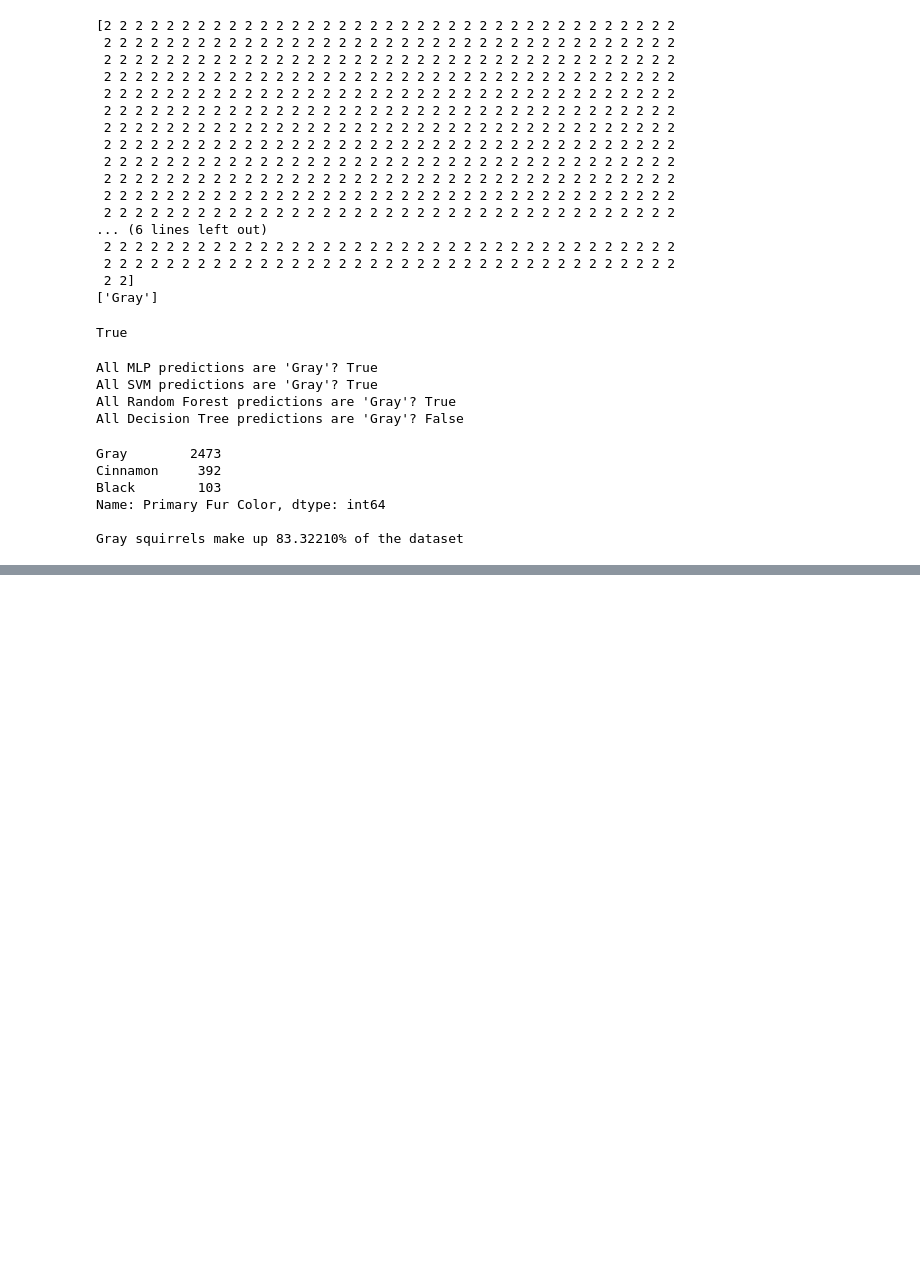
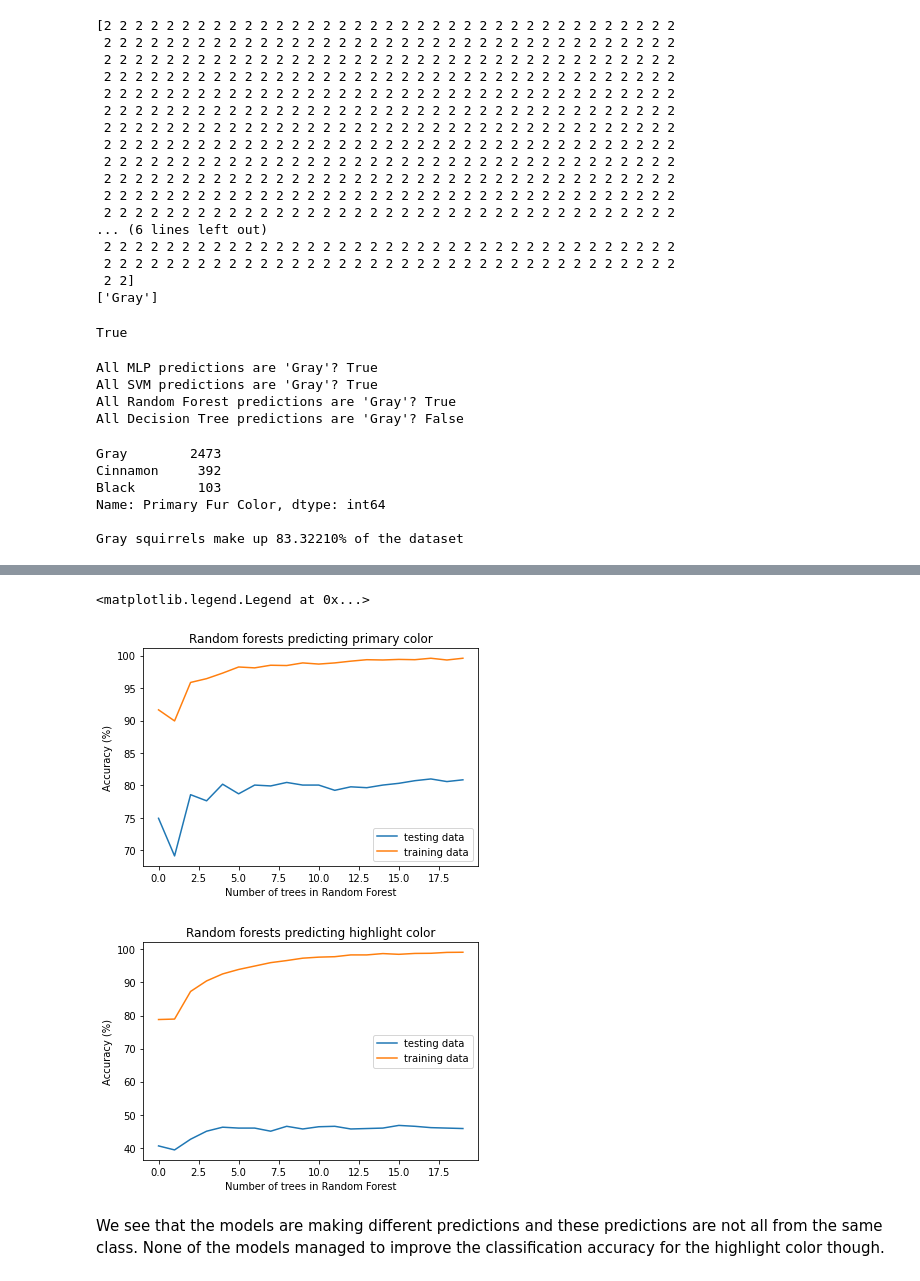
Before and after one commit to v-razon/Squirrels, a Jupyter notebook: notebook_Predicting_the_Colors_of_Squirrels_in_Central_Park.ipynb, the cells around one changed output, grey strips where cells are left out. Saved outputs shown, nothing was run; the diff lists cells and outputs as text; code cells hidden in the pictures; blank space fills up the shorter version.

```diff
--- a/notebook_Predicting_the_Colors_of_Squirrels_in_Central_Park.ipynb
+++ b/notebook_Predicting_the_Colors_of_Squirrels_in_Central_Park.ipynb
@@ -526,0 +639,21 @@ MLP_test = MLP(modelInput[0],pColor[0],4)
+# %%
+plt.plot(np.arange(20), pTest, label='testing data')
+plt.plot(np.arange(20), pTrain, label='training data')
+plt.xlabel("Number of trees in Random Forest")
+plt.ylabel("Accuracy (%)")
+plt.title("Random forests predicting primary color")
+plt.legend()
+
+plt.figure()
+plt.plot(np.arange(20), hTest, label='testing data')
+plt.plot(np.arange(20), hTrain, label='training data')
+plt.xlabel("Number of trees in Random Forest")
+plt.ylabel("Accuracy (%)")
+plt.title("Random forests predicting highlight color")
+plt.legend()
+# %% [output]
+<matplotlib.legend.Legend at 0x...>
+[figure, added]
+[figure, added]
+# %% [markdown]
+We see that the models are making different predictions and these predictions are not all from the same class. None of the models managed to improve the classification accuracy for the highlight color though.
```
Also changed, not shown: parts of 45 cells of this notebook, 1 other file.
